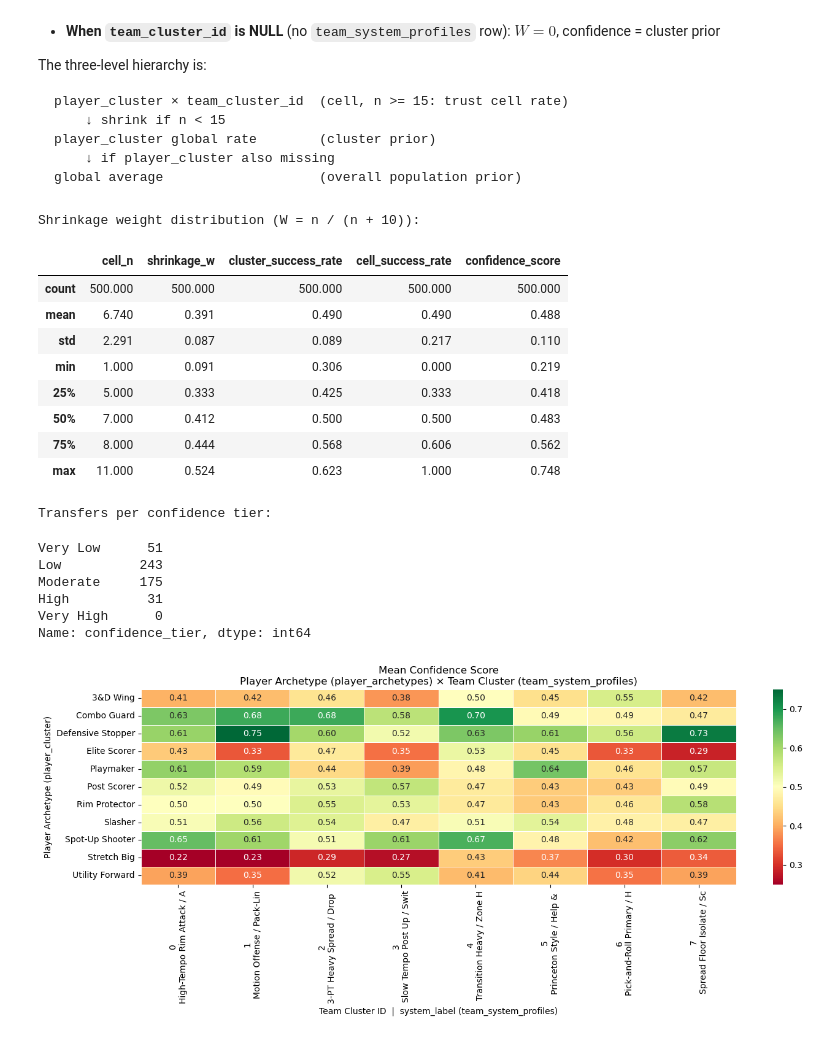
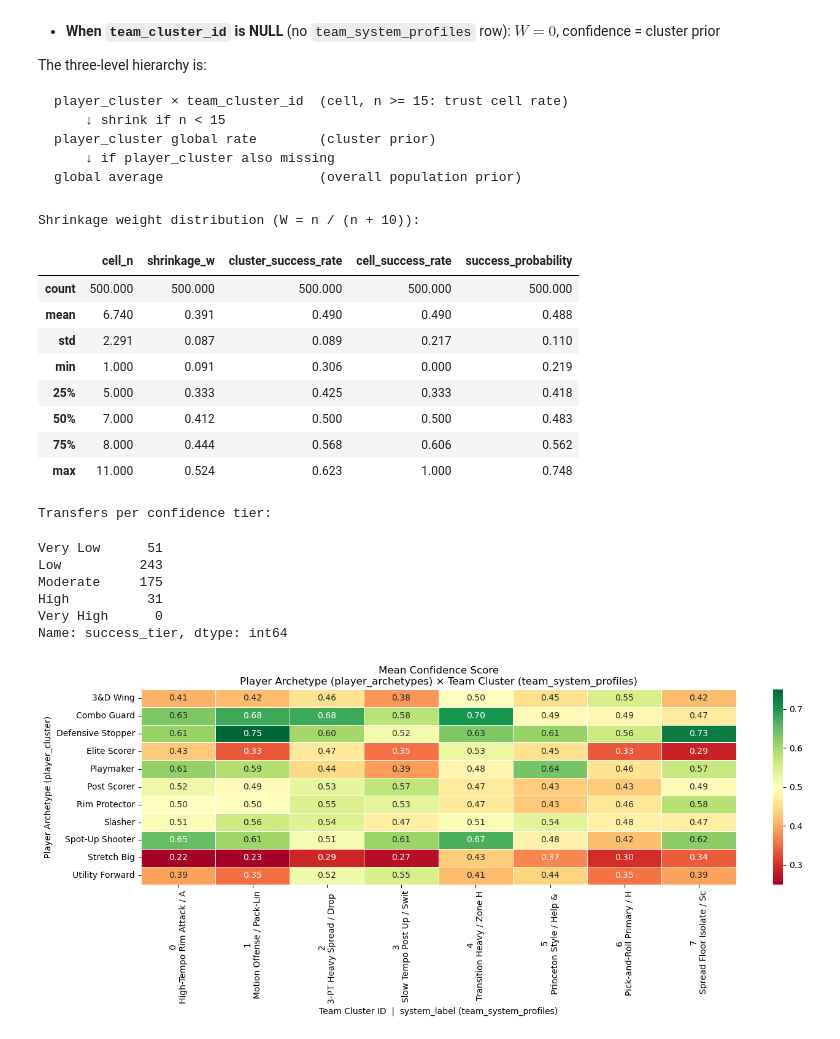
Before and after one commit to shanthg01/MIDS210-Capstone, a Jupyter notebook: notebooks/models/transfer_success.ipynb, the cells around one changed output. Saved outputs shown, nothing was run; the diff lists cells and outputs as text; code cells hidden in the pictures.

Commit message:
update transfer_success

```diff
--- a/notebooks/models/transfer_success.ipynb
+++ b/notebooks/models/transfer_success.ipynb
@@ -442,7 +442,7 @@ global average                    (overall population prior)
 # %%
 # Cell 6 — Empirical Bayes confidence scoring
 
-def compute_confidence_scores(
+def compute_success_probabilitys(
     df: pd.DataFrame,
     shrinkage_k: int = SHRINKAGE_K,
 ) -> pd.DataFrame:
@@ -486,40 +486,40 @@ def compute_confidence_scores(
 
     # Fill missing cluster rate with global population rate
     df["cluster_success_rate"] = df["cluster_success_rate"].fillna(global_rate)
 
     # Rows with no team_cluster_id: cell_n = 0 → W = 0 → confidence = cluster prior
     df["cell_n"]            = df["cell_n"].fillna(0).astype(int)
     df["cell_success_rate"] = df["cell_success_rate"].fillna(df["cluster_success_rate"])
 
     # Shrinkage weight: W → 0 when n is small (shrink to prior); W → 1 when n is large
     df["shrinkage_w"]     = df["cell_n"] / (df["cell_n"] + shrinkage_k)
-    df["confidence_score"] = (
+    df["success_probability"] = (
         df["shrinkage_w"] * df["cell_success_rate"]
         + (1 - df["shrinkage_w"]) * df["cluster_success_rate"]
     )
 
-    df["confidence_tier"] = pd.cut(
-        df["confidence_score"],
+    df["success_tier"] = pd.cut(
+        df["success_probability"],
         bins=[0.0, 0.35, 0.50, 0.65, 0.80, 1.01],
         labels=["Very Low", "Low", "Moderate", "High", "Very High"],
         include_lowest=True,
     )
 
     return df
 
 
-df = compute_confidence_scores(df)
+df = compute_success_probabilitys(df)
 
 print("Shrinkage weight distribution (W = n / (n + 10)):")
 display(
-    df[["cell_n", "shrinkage_w", "cluster_success_rate", "cell_success_rate", "confidence_score"]]
+    df[["cell_n", "shrinkage_w", "cluster_success_rate", "cell_success_rate", "success_probability"]]
     .describe().round(3)
 )
 print("\nTransfers per confidence tier:")
-display(df["confidence_tier"].value_counts().sort_index())
+display(df["success_tier"].value_counts().sort_index())
 # %% [output]
 Shrinkage weight distribution (W = n / (n + 10)):
-|  | cell_n | shrinkage_w | cluster_success_rate | cell_success_rate | confidence_score |
+|  | cell_n | shrinkage_w | cluster_success_rate | cell_success_rate | success_probability |
 | count | 500.000 | 500.000 | 500.000 | 500.000 | 500.000 |
 | mean | 6.740 | 0.391 | 0.490 | 0.490 | 0.488 |
 | std | 2.291 | 0.087 | 0.089 | 0.217 | 0.110 |
@@ -534,7 +534,7 @@ Low          243
 Moderate     175
 High          31
 Very High      0
-Name: confidence_tier, dtype: int64
+Name: success_tier, dtype: int64
 # %%
 # Cell 7 — Confidence heatmap: player_cluster × team_cluster_id (both DB-native)
 valid = df[df["team_cluster_id"].notna() & df["player_cluster"].notna()].copy()
```
Also changed, not shown: parts of 11 cells of this notebook.
